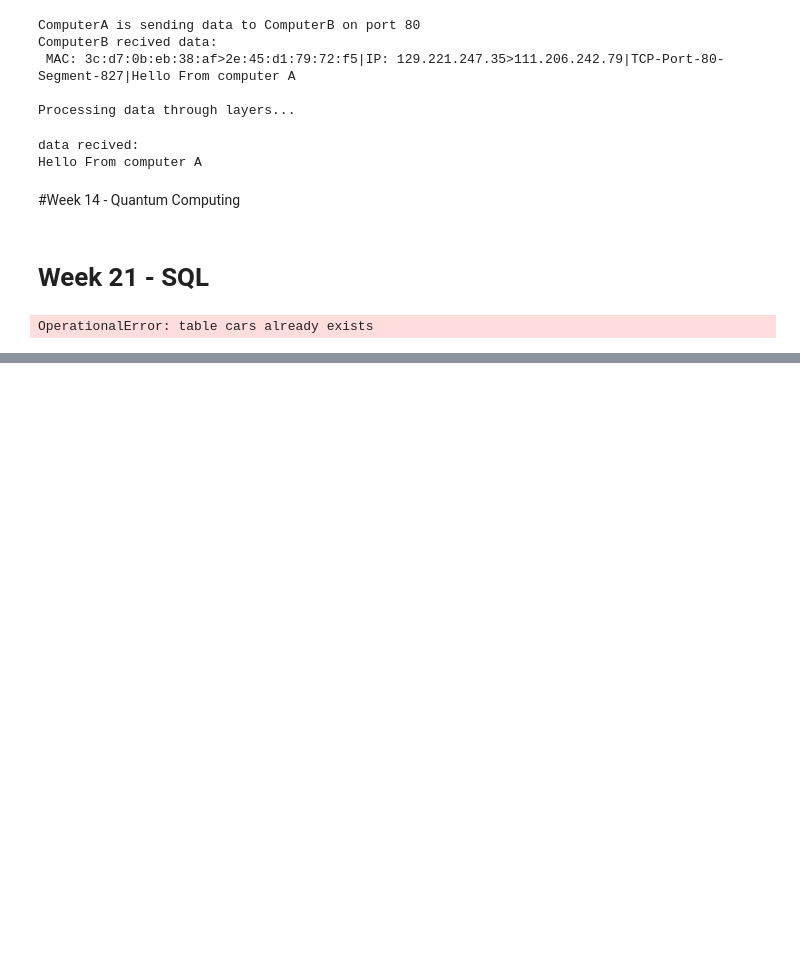
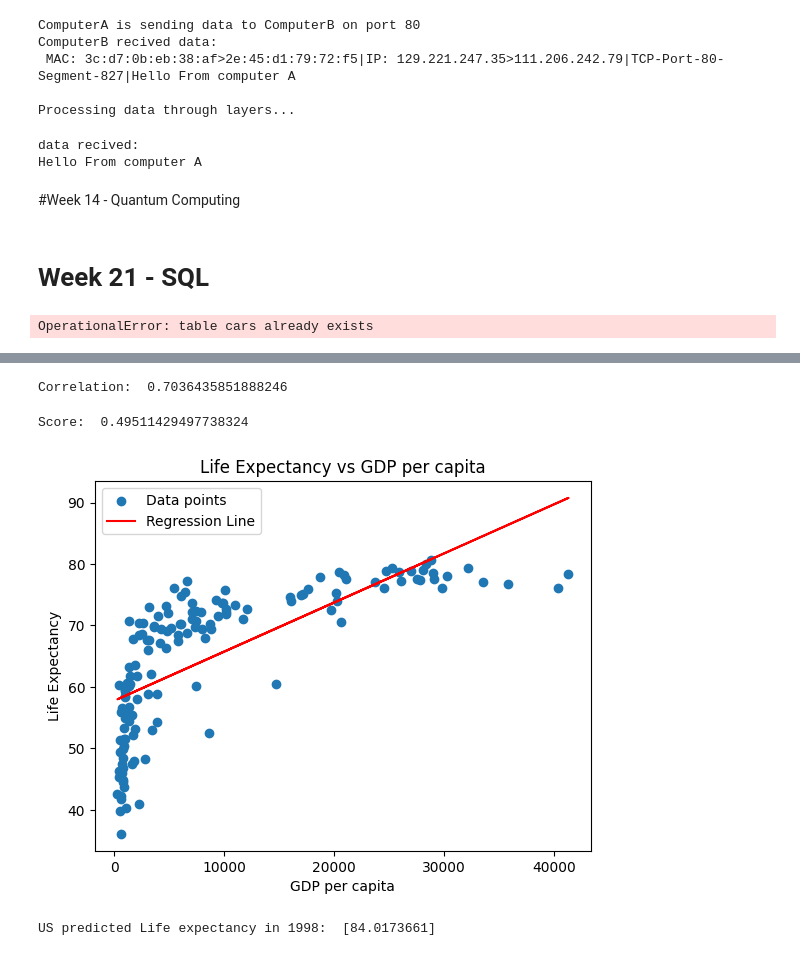
Before and after one commit to O-white1/AP-Computer-Science-Principles, a Jupyter notebook: NoteBooks/Concepts.ipynb, the cells around one changed output, grey strips where cells are left out. Cells and saved outputs as stored; diff of their text form; code cells hidden in the pictures; blank space fills up the shorter version.

```diff
--- a/NoteBooks/Concepts.ipynb
+++ b/NoteBooks/Concepts.ipynb
@@ -419,0 +438,3 @@ plt.title('Miles Driven in one month per Vehicle')
+# %%
+df = pd.read_csv('/workspaces/AP-Computer-Science-Principles/Langdats/gapminder.csv - gapminder.csv.csv').sort_values(by="life_expectancy", ascending=False)
+df
@@ -419,0 +455,30 @@ plt.title('Miles Driven in one month per Vehicle')
+# %%
+#filter out only 1997 data
+df['year'] = pd.to_datetime(df['year'])
+df = df[df['year'].dt.year == 1997]
+
+correlation = df['life_expectancy'].corr(df['gdp_per_capita'])
+print('Correlation: ', correlation)
+# %% [output]
+Correlation:  0.7036435851888246
+# %%
+#prep data for linear regression
+X = df[['gdp_per_capita']]
+y = df['life_expectancy']
+model = LinearRegression()
+model.fit(X, y)
+print("Score: ", model.score(X, y))
+# %% [output]
+Score:  0.49511429497738324
+# %%
+plt.scatter(X, y, label="Data points")
+plt.plot(X, model.predict(X), color='red', label='Regression Line')
+plt.xlabel("GDP per capita")
+plt.ylabel("Life Expectancy")
+plt.title('Life Expectancy vs GDP per capita')
+plt.legend()
+plt.show()
+print("US predicted Life expectancy in 1998: ", model.predict([[32853.67]]))
+# %% [output]
+[figure, added]
+US predicted Life expectancy in 1998:  [84.0173661]
```
Also changed, not shown: parts of 3 cells of this notebook, 1 other file.
